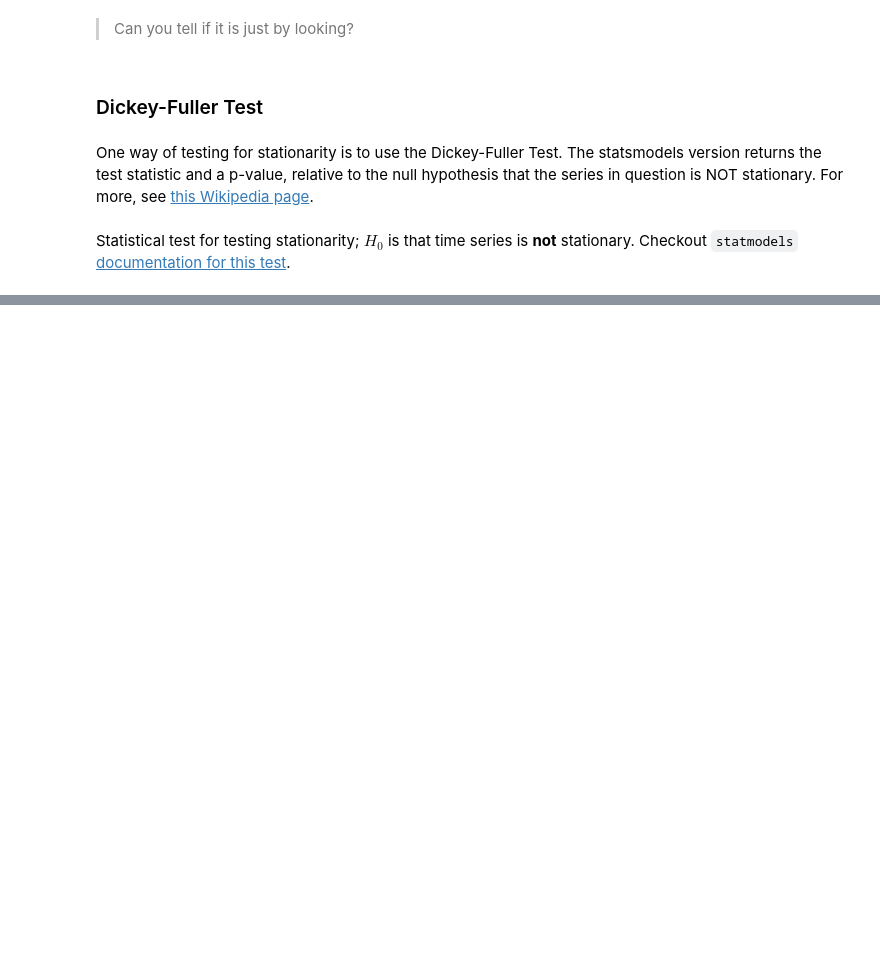
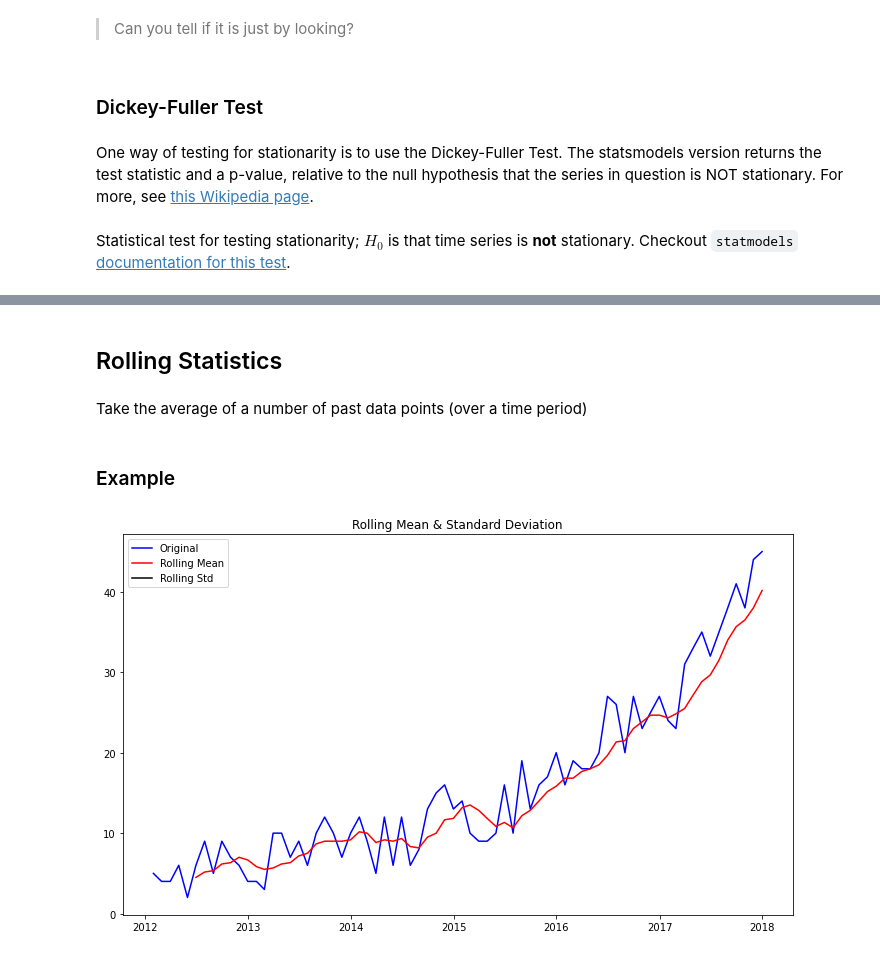
Before and after one commit to smashley-eakland/ds-time_series_trends_and_stationarity-gfc33, a Jupyter notebook: time_series_decomposition_and_modeling.ipynb, the cells around one changed output, grey strips where cells are left out. Saved outputs shown, nothing was run; the diff lists cells and outputs as text; code cells hidden in the pictures; blank space fills up the shorter version.

```diff
--- a/time_series_decomposition_and_modeling.ipynb
+++ b/time_series_decomposition_and_modeling.ipynb
@@ -137,0 +186,19 @@ display(dfoutput)
+# %% [markdown]
+## Rolling Statistics
+# %% [markdown]
+Take the average of a number of past data points (over a time period)
+# %% [markdown]
+### Example
+# %%
+rolmean = ts.rolling(window = 6, center = False).mean()
+rolstd = ts.rolling(window = 1, center = False).std()
+
+fig = plt.figure(figsize=(12,7))
+orig = plt.plot(ts, color='blue',label='Original')
+mean = plt.plot(rolmean, color='red', label='Rolling Mean')
+std = plt.plot(rolstd, color='black', label = 'Rolling Std')
+plt.legend(loc='best')
+plt.title('Rolling Mean & Standard Deviation')
+plt.show(block=False)
+# %% [output]
+[figure, added]
```
Also changed, not shown: parts of 9 cells of this notebook.
